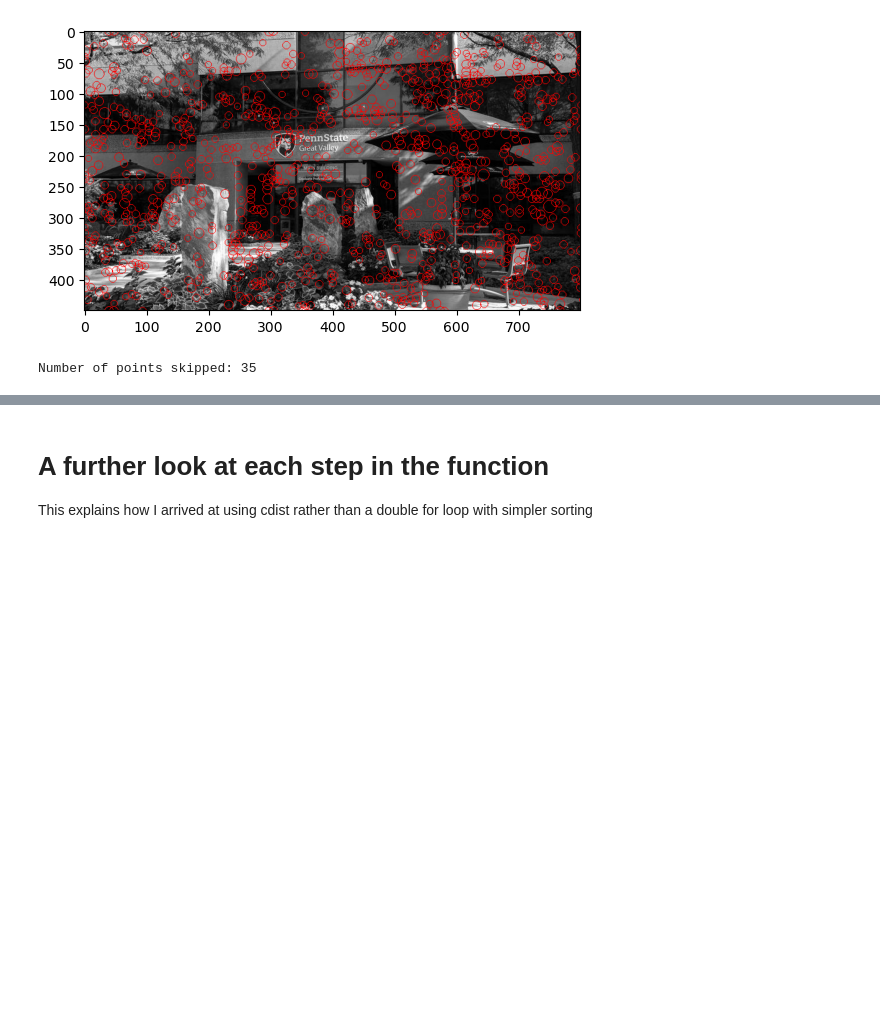
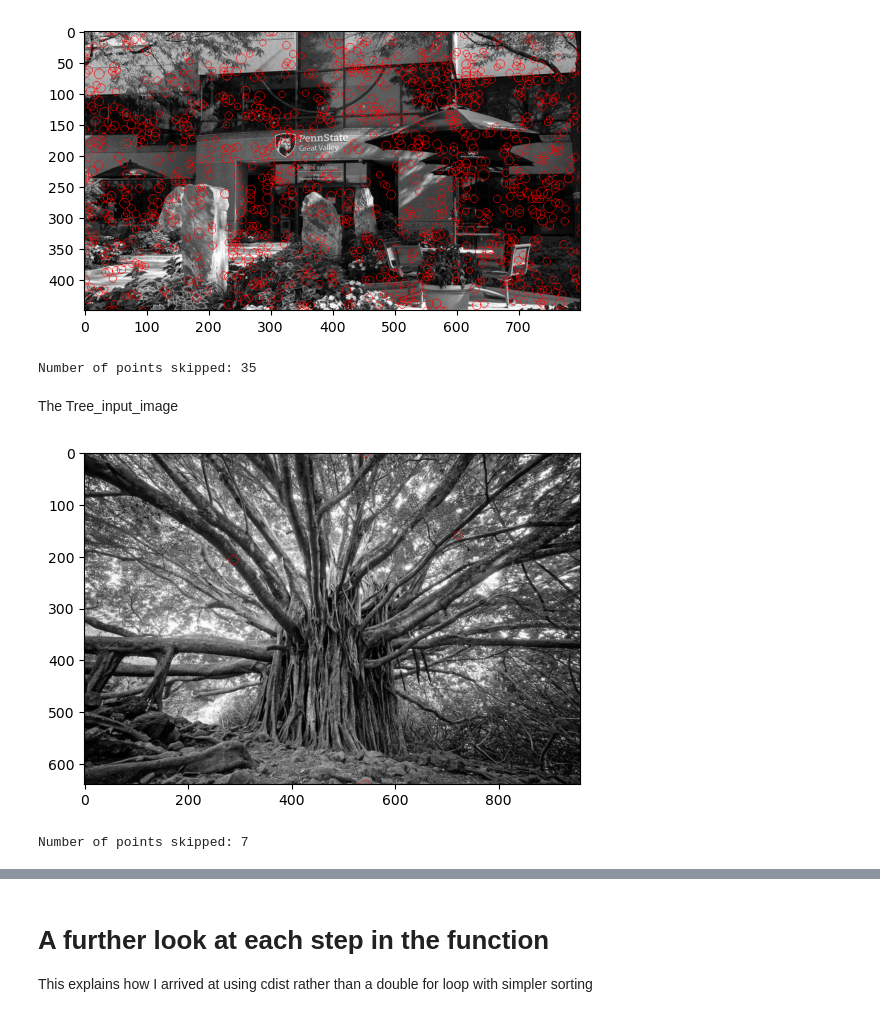
Before and after one commit to BBotzer/AI879, a Jupyter notebook: Week07/Botzer_AI879_HW_Q2_Week7.ipynb, the cells around one changed output, grey strips where cells are left out. Cells and saved outputs as stored; diff of their text form; code cells hidden in the pictures; blank space fills up the shorter version.

```diff
--- a/Week07/Botzer_AI879_HW_Q2_Week7.ipynb
+++ b/Week07/Botzer_AI879_HW_Q2_Week7.ipynb
@@ -60,6 +61,9 @@ cv.__version__, ski.__version__
 image = ski.io.imread('L07 greatvalley1.jpg') # I had to find a low-res image for this
 # Convert to grayscale
 image = ski.color.rgb2gray(image)
+
+tree_im = ski.io.imread('tree_input_image.jpeg')
+tree_im = ski.color.rgb2gray(tree_im)
 
 # IF NOT USING A LOW-RES IMAGE AND YOU NEED TO REDUCE THE IMAGE SIZE, Uncomment the rescale below
 
@@ -186,3 +192,10 @@ corners, rad_vector = calcANMS(image, n_pts=1000)
 # %% [output]
 [figure]
 Number of points skipped: 35
+# %% [markdown]
+The Tree_input_image
+# %%
+corners, rad_vector = calcANMS(tree_im, n_pts=10)
+# %% [output]
+[figure, added]
+Number of points skipped: 7
```
Also changed, not shown: parts of 5 cells of this notebook, 2 other files.
